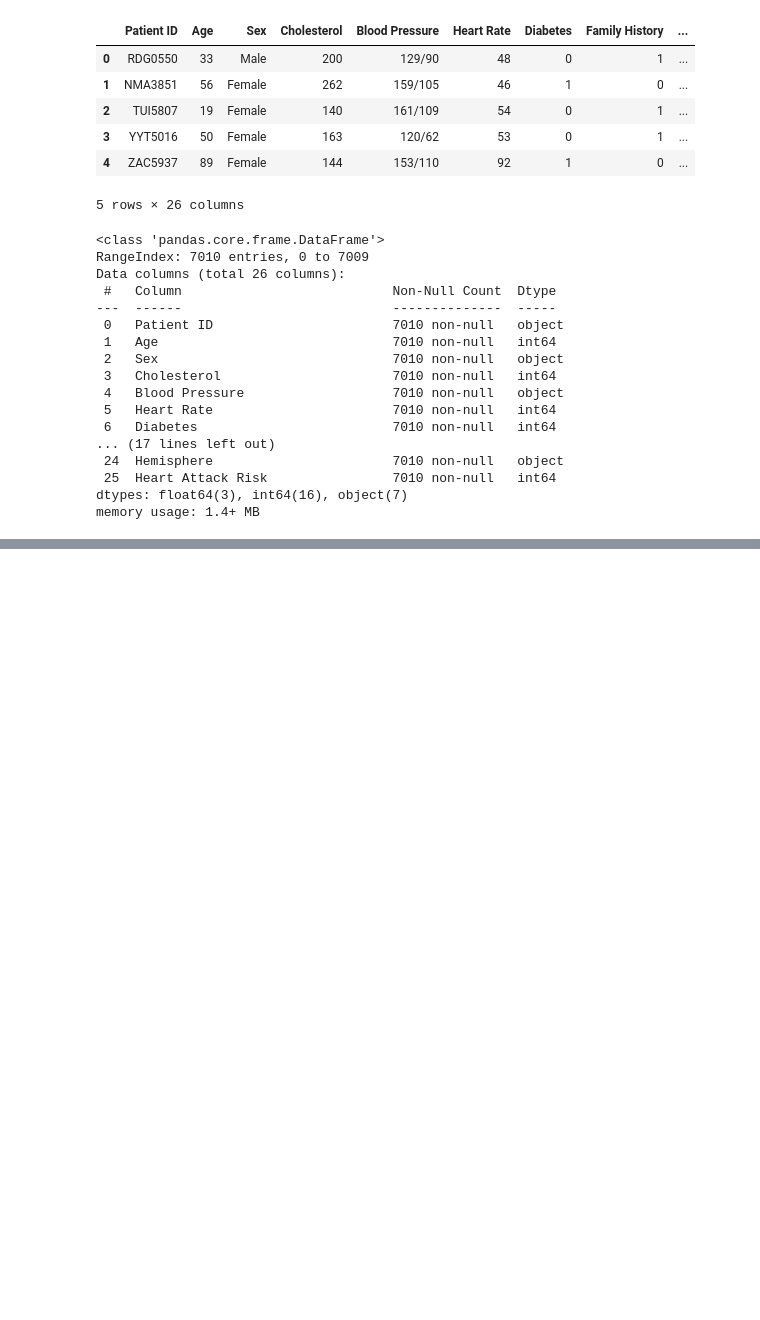
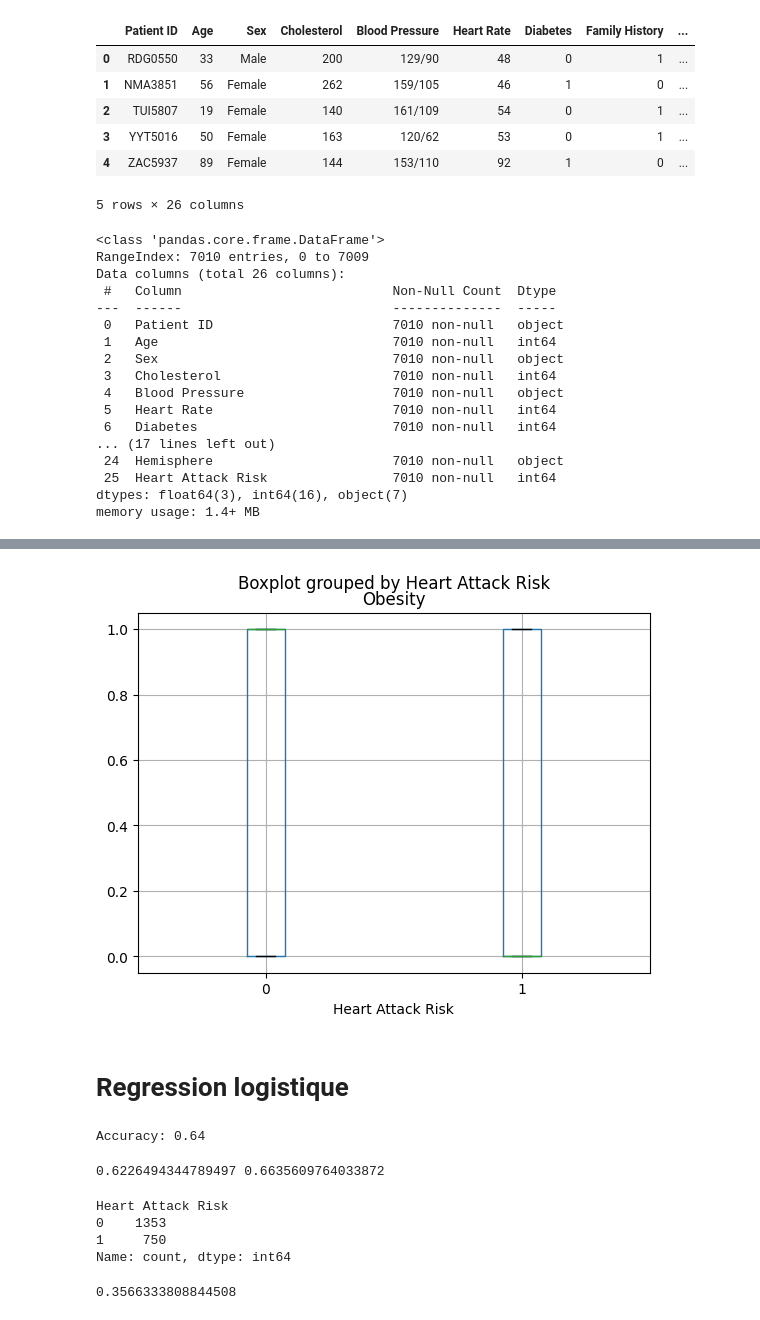
Before and after one commit to Grismonde/PosterM2, a Jupyter notebook: Code_Baptiste_V0.ipynb, the cells around one changed output, grey strips where cells are left out. Saved outputs shown, nothing was run; the diff lists cells and outputs as text; code cells hidden in the pictures; blank space fills up the shorter version.

```diff
--- a/Code_Baptiste_V0.ipynb
+++ b/Code_Baptiste_V0.ipynb
@@ -73,0 +101,54 @@ trainCorr_numeric.corr()
+# %%
+import seaborn as sns
+import matplotlib.pyplot as plt
+
+trainCorr_numeric.boxplot('Obesity',by = 'Heart Attack Risk')
+plt.show()
+# %% [output]
+[figure, added]
+# %% [markdown]
+# Regression logistique
+# %%
+from sklearn.model_selection import train_test_split
+from sklearn.linear_model import LogisticRegression
+from sklearn import metrics
+
+df_numeric = train.select_dtypes(include=['int64', 'float64'])
+
+X = df_numeric.drop('Heart Attack Risk', axis=1)
+y = df_numeric['Heart Attack Risk']
+
+
+X_train, X_test, y_train, y_test = train_test_split(X, y, test_size=0.3, random_state=0)
+
+
+logreg = LogisticRegression()
+logreg.fit(X_train, y_train)
+
+
+y_pred = logreg.predict(X_test)
+
+
+print('Accuracy: {:.2f}'.format(logreg.score(X_test, y_test)))
+# %% [output]
+Accuracy: 0.64
+# %%
+acc=logreg.score(X_test, y_test)
+z=1.96
+b=z/(1+z**2/len(y_test))*np.sqrt(acc*(1-acc)/len(y_test)+z**2/(4*len(y_test)**2))
+a = 1/(1+z**2/len(y_test))*(acc+z**2/(2*len(y_test)))
+print(a-b,a+b)
+# intervalle de confiance à 95% de l'accuracy
+# %% [output]
+0.6226494344789497 0.6635609764033872
+# %%
+print(y_test.value_counts())
+# %% [output]
+Heart Attack Risk
+0    1353
+1     750
+Name: count, dtype: int64
+# %%
+750/(1353 +750)
+# %% [output]
+0.3566333808844508
```
Also changed, not shown: parts of 3 cells of this notebook, 2 other files.
